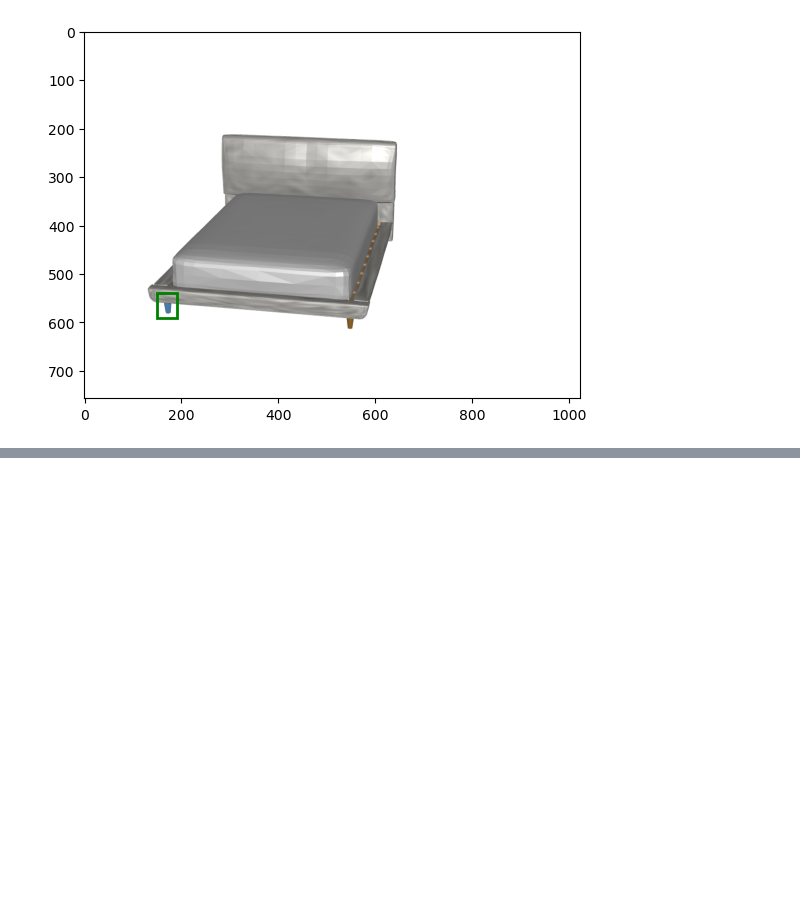
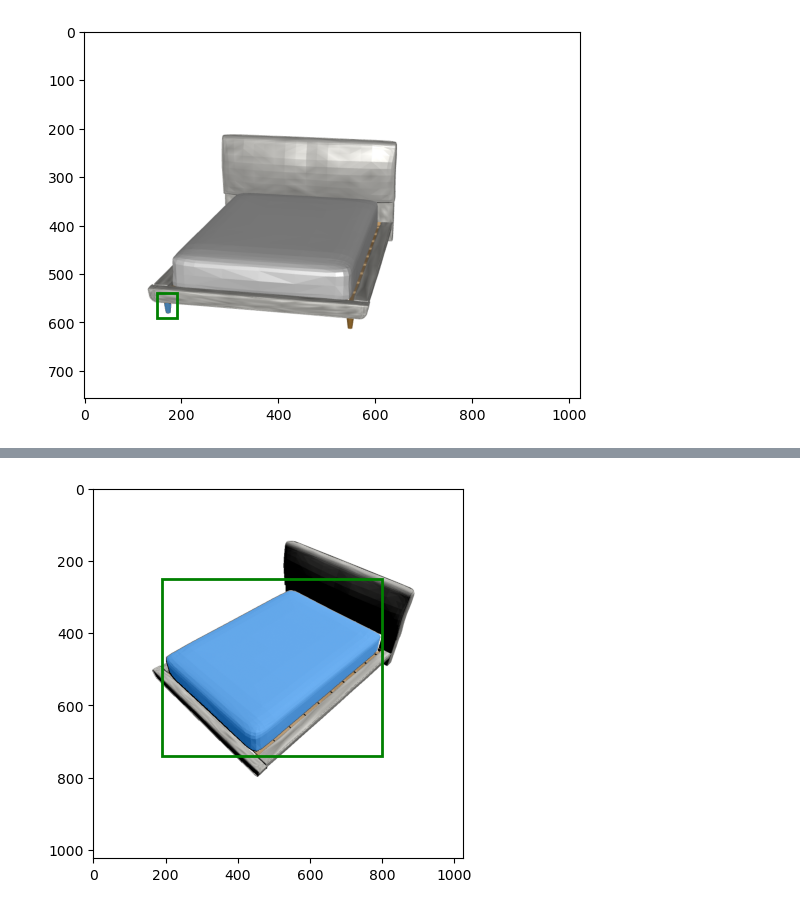
Before and after one commit to n-khalil/SATR-tests, a Jupyter notebook: test_SAM.ipynb, the cells around one changed output, grey strips where cells are left out. Cells and saved outputs as stored; diff of their text form; code cells hidden in the pictures; blank space fills up the shorter version.

```diff
--- a/test_SAM.ipynb
+++ b/test_SAM.ipynb
@@ -81,0 +234,19 @@ plt.show()
+# %%
+elev = torch.deg2rad(torch.tensor(45)).to(device)
+azim = torch.deg2rad(torch.tensor(45)).to(device)
+image = render_view(elev, azim, 4)
+predictor.set_image(image)
+input_box = np.array([190, 250, 800, 740])
+masks, _, _ = predictor.predict(
+    point_coords=None,
+    point_labels=None,
+    box=input_box[None, :],
+    multimask_output=True,
+)
+plt.figure()
+plt.imshow(image)
+show_box(input_box, plt.gca())
+show_mask(masks[0], plt.gca())
+plt.show()
+# %% [output]
+[figure, added]
```
Also changed, not shown: parts of 6 cells of this notebook, 24 other files.
